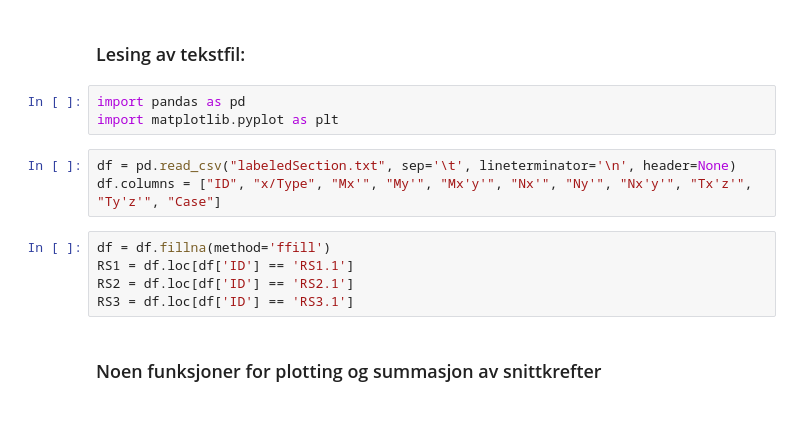
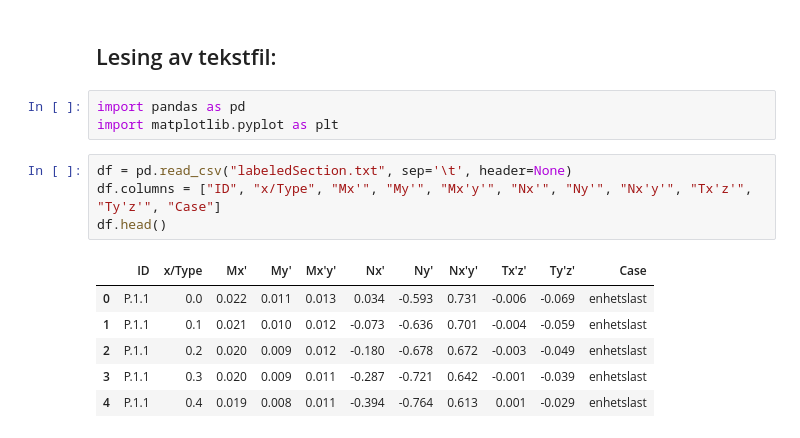
Before and after one commit to eibre/Notebooks, a Jupyter notebook: labeledSection/LabelSectionPlot.ipynb, the cells around one changed output. Saved outputs shown, nothing was run; the diff lists cells and outputs as text.

```diff
--- a/labeledSection/LabelSectionPlot.ipynb
+++ b/labeledSection/LabelSectionPlot.ipynb
@@ -4,17 +4,18 @@ Plotter og beregner resultanter. Figuren under viser en dekkeskive som spenner m
 
 ![figur](figur1.png "FEM-Modell")
 # %% [markdown]
-### Lesing av tekstfil:
+## Lesing av tekstfil:
 # %%
 import pandas as pd
 import matplotlib.pyplot as plt
 # %%
-df = pd.read_csv("labeledSection.txt", sep='\t', lineterminator='\n', header=None)
+df = pd.read_csv("labeledSection.txt", sep='\t', header=None)
 df.columns = ["ID", "x/Type", "Mx'", "My'", "Mx'y'", "Nx'", "Ny'", "Nx'y'", "Tx'z'", "Ty'z'", "Case"]
+df.head()
+# %% [output]
+|  | ID | x/Type | Mx' | My' | Mx'y' | Nx' | Ny' | Nx'y' | Tx'z' | Ty'z' | Case |
+| 0 | P.1.1 | 0.0 | 0.022 | 0.011 | 0.013 | 0.034 | -0.593 | 0.731 | -0.006 | -0.069 | enhetslast |
+| 1 | P.1.1 | 0.1 | 0.021 | 0.010 | 0.012 | -0.073 | -0.636 | 0.701 | -0.004 | -0.059 | enhetslast |
+| 2 | P.1.1 | 0.2 | 0.020 | 0.009 | 0.012 | -0.180 | -0.678 | 0.672 | -0.003 | -0.049 | enhetslast |
+| 3 | P.1.1 | 0.3 | 0.020 | 0.009 | 0.011 | -0.287 | -0.721 | 0.642 | -0.001 | -0.039 | enhetslast |
+| 4 | P.1.1 | 0.4 | 0.019 | 0.008 | 0.011 | -0.394 | -0.764 | 0.613 | 0.001 | -0.029 | enhetslast |
-# %%
-df = df.fillna(method='ffill')
-RS1 = df.loc[df['ID'] == 'RS1.1']
-RS2 = df.loc[df['ID'] == 'RS2.1']
-RS3 = df.loc[df['ID'] == 'RS3.1']
-# %% [markdown]
-### Noen funksjoner for plotting og summasjon av snittkrefter
```
Also changed, not shown: parts of 17 cells of this notebook, 2 other files.
